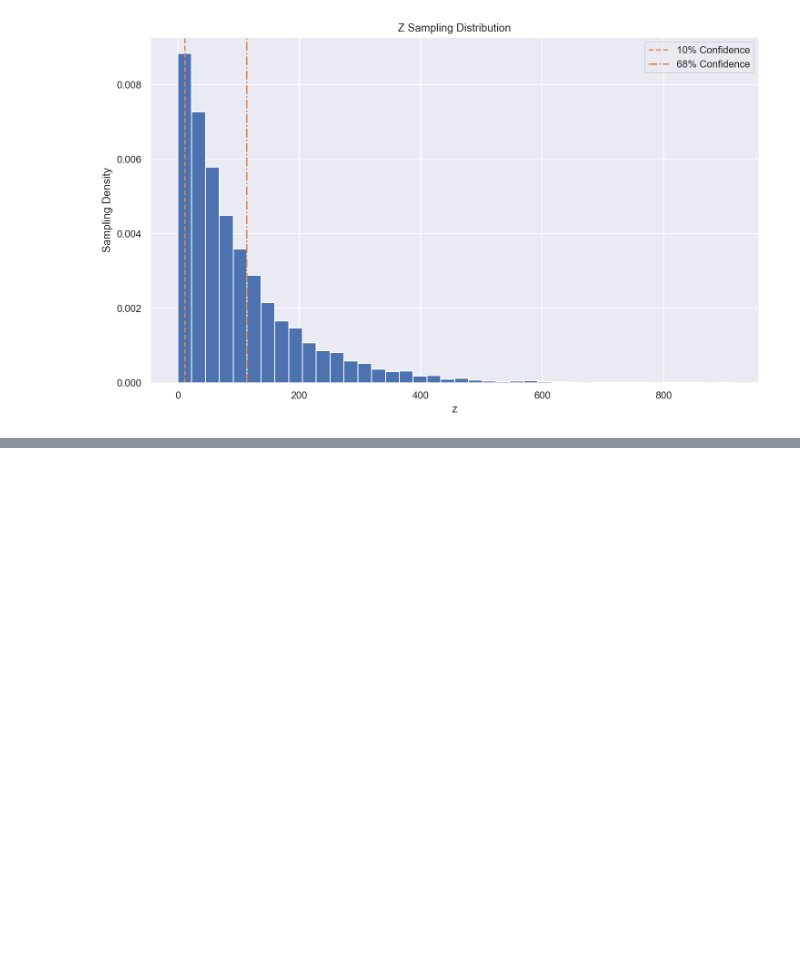
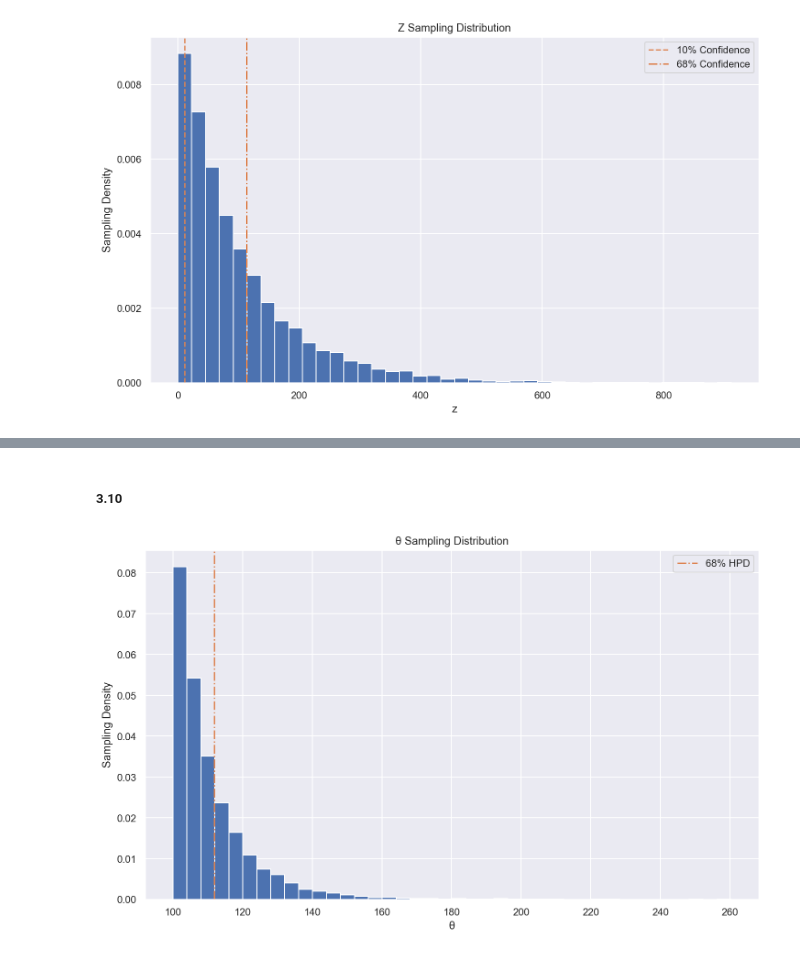
Before and after one commit to IACS-AM-207-Braavos/AM-207, a Jupyter notebook: hw5/AM207_HW5_Joe.ipynb, the cells around one changed output, grey strips where cells are left out. Saved outputs shown, nothing was run; the diff lists cells and outputs as text; code cells hidden in the pictures; blank space fills up the shorter version.

```diff
--- a/hw5/AM207_HW5_Joe.ipynb
+++ b/hw5/AM207_HW5_Joe.ipynb
@@ -345,0 +382,18 @@ plt.show()
+# %% [markdown]
+##### 3.10
+# %%
+scale = theta_est
+shape = n / 10000.
+par_samples = pareto.rvs(shape, scale=scale, size=10000)
+perc68 = np.percentile(par_samples, 68)
+# %%
+plt.subplots(figsize=(12,7))
+plt.hist(par_samples, bins=40, density=True)
+plt.axvline(perc68, c=sns.color_palette()[1], ls='-.', label='68% HPD')
+plt.title('θ Sampling Distribution')
+plt.xlabel('θ')
+plt.ylabel('Sampling Density')
+plt.legend()
+plt.show()
+# %% [output]
+[figure, added]
```
Also changed, not shown: parts of 8 cells of this notebook.
